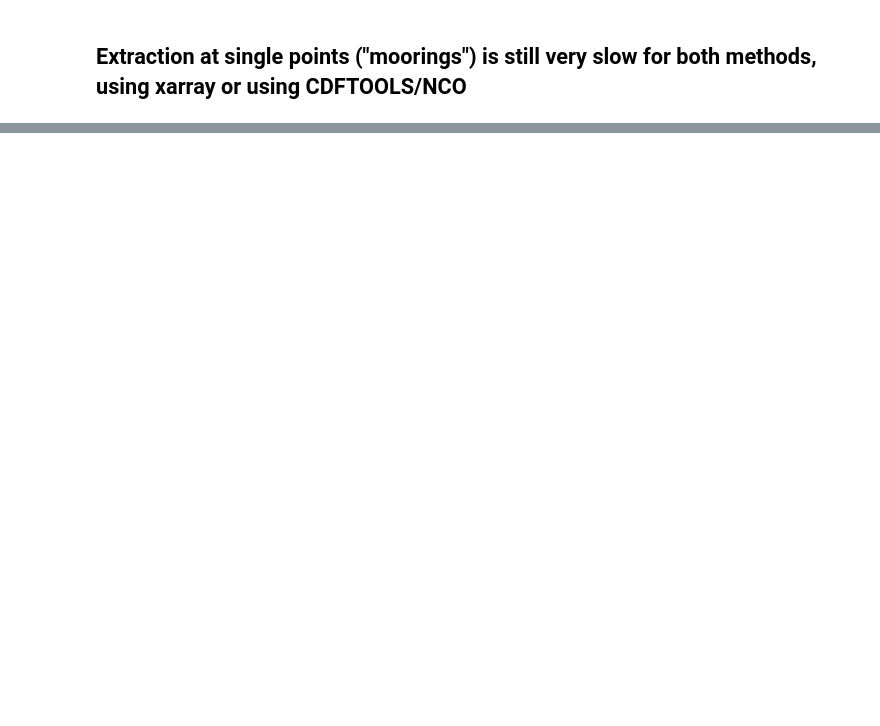
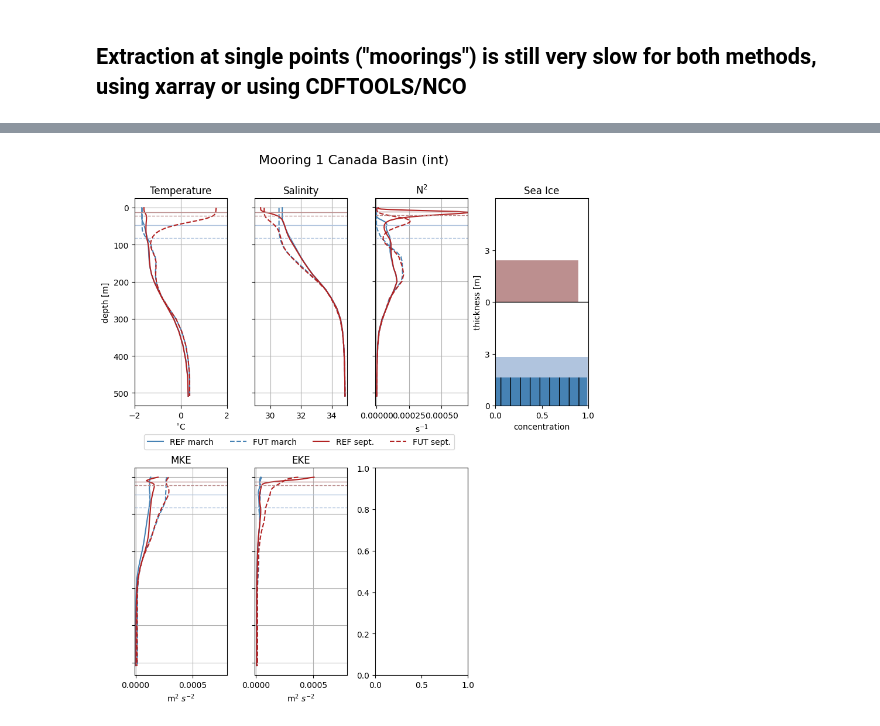
Before and after one commit to jk-rieck/future_arctic, a Jupyter notebook: mooringsREFvsFUT.ipynb, the cells around one changed output, grey strips where cells are left out. Cells and saved outputs as stored; diff of their text form; code cells hidden in the pictures; blank space fills up the shorter version.

```diff
--- a/mooringsREFvsFUT.ipynb
+++ b/mooringsREFvsFUT.ipynb
@@ -9,3 +10,12 @@ from glob import glob
+# %%
+def no_axes(ax):
+    ax.spines.left.set_visible(False)
+    ax.spines.right.set_visible(False)
+    ax.spines.top.set_visible(False)
+    ax.spines.bottom.set_visible(False)
+    ax.set_yticks([])
+    ax.set_xticks([])
+    ax.patch.set_alpha(0)
 # %% [markdown]
 ## Extraction at single points ("moorings") is still very slow for both methods, using xarray or using CDFTOOLS/NCO
 # %%
@@ -219,0 +169,25 @@ plt.savefig("../figures/CREG12.L75_KE_FUT08_2051-2070_moorings_monthly_climatolo
+# %%
+max_depth = 40
+
+months = {}
+months[2] = "march"
+months[8] = "sept."
+
+cols = ["steelblue", "firebrick"]
+colsm = ["lightsteelblue", "rosybrown"]
+
+var = ["votemper", "vosaline", "vobn2", "ice", "vomke", "voeke", "vovshear"]
+subtitles = ["Temperature", "Salinity", "N$^{2}$", "Sea Ice", "MKE", "EKE", "dudz"]
+xs = [r"$^{\circ}$C", "", "s$^{-1}$", "concentration", r"m$^{2}$ $s^{-2}$", r"m$^{2}$ $s^{-2}$", "s$^{-1}$"]
+# %%
+mins = [-2, 29, -1e-5, 0, -1e-5, -1e-5, -1e-6]
+maxs = [2, 35, 7e-4, 1, 8e-4, 8e-4, 2e-5]
+
+moor = "moor1"
+title = titles[0].replace("\n", " ")
+
+plot_panels(title, moor, var, mins, maxs, subtitles, cols, colsm, max_depth, months)
+
+#plt.savefig("/home/jan/figures/LOPS/CREG12.L75_REF08_FUT08_mooring001.png", dpi=300)
+# %% [output]
+[figure, added]
```
Also changed, not shown: parts of 20 cells of this notebook, 5 other files.
